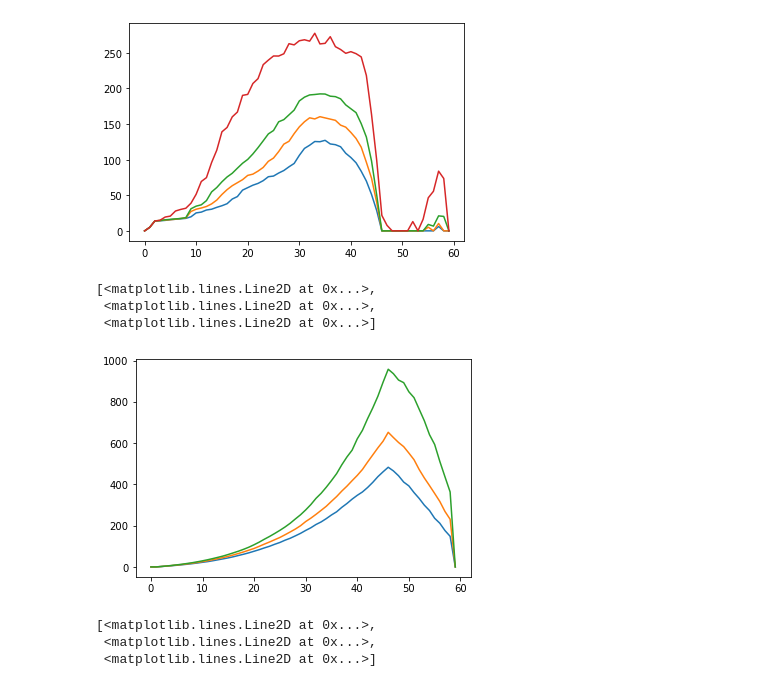
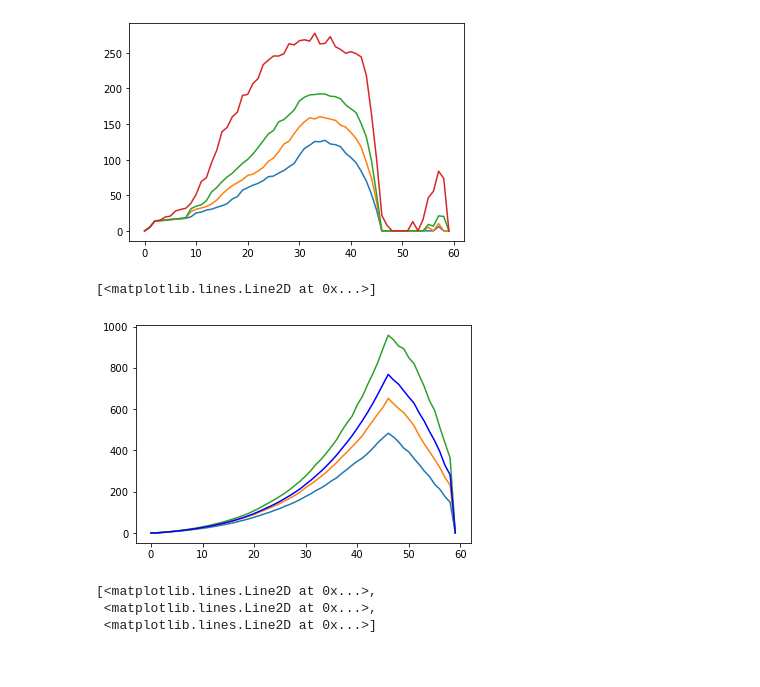
Before and after one commit to dongxulee/lifeCycle, a Jupyter notebook: 20201030/simulationRent.ipynb, the cells around one changed output. Drawn from its saved outputs; the diff is of its cells as text; code cells hidden in the pictures.

```diff
--- a/20201030/simulationRent.ipynb
+++ b/20201030/simulationRent.ipynb
@@ -406,11 +385,10 @@ plt.plot(quantileForPeopleWholive(ww,[0.25,0.5,0.75,0.99]))
 [figure]
 # %%
 plt.plot(quantileForPeopleWholive(nn))
+plt.plot(meanForPeopleWholive(nn), 'b')
 # %% [output]
-[<matplotlib.lines.Line2D at 0x...>,
- <matplotlib.lines.Line2D at 0x...>,
- <matplotlib.lines.Line2D at 0x...>]
+[<matplotlib.lines.Line2D at 0x...>]
-[figure, old version]
+[figure, new version]
 # %%
 plt.plot(quantileForPeopleWholive(MM))
 # %% [output]
```
Also changed, not shown: parts of 1 cell of this notebook, 9 other files.
